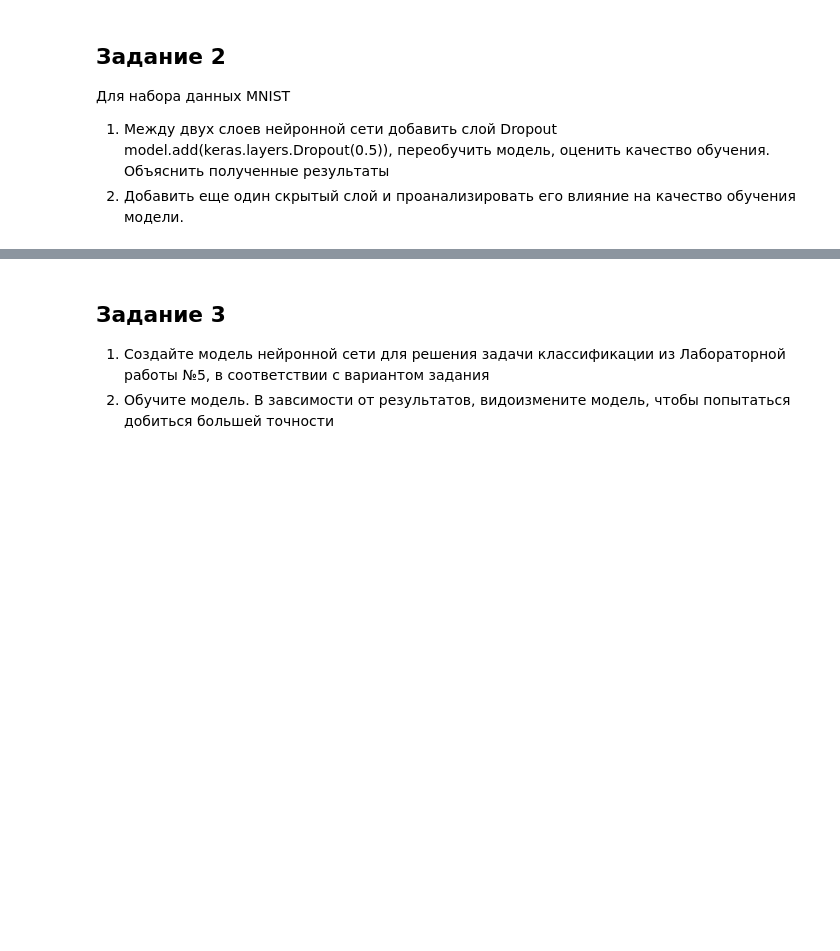
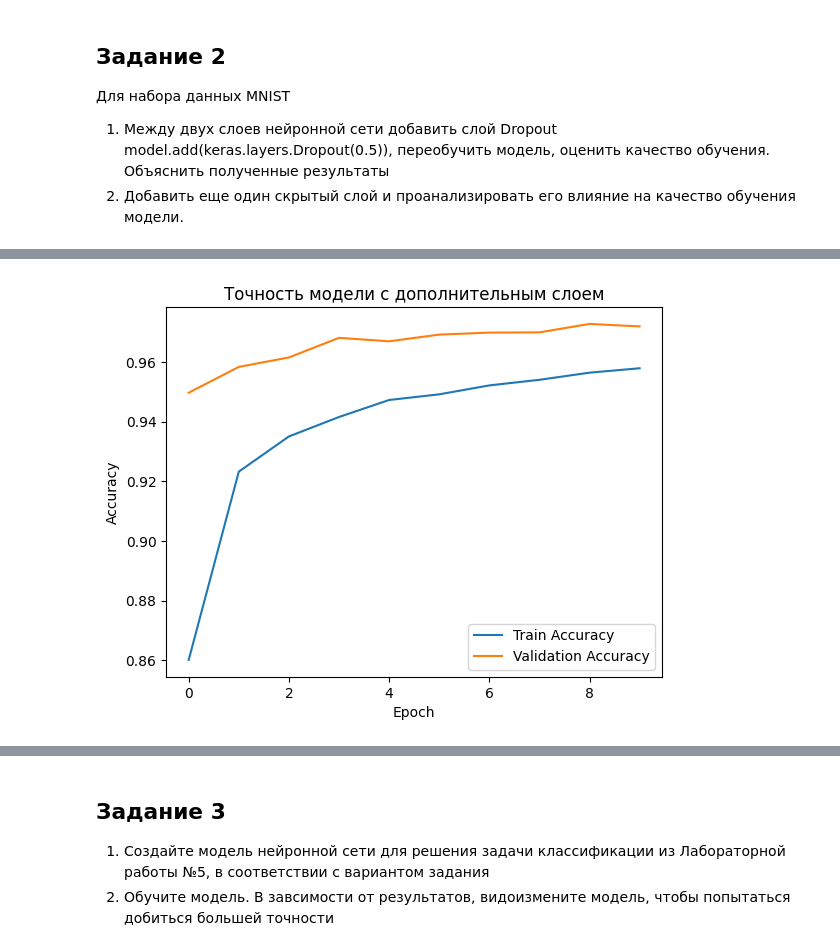
Before and after one commit to b221b/vis43, a Jupyter notebook: Машинное Обучение/Lab08 - NN Basic/Lab08_homework.ipynb, the cells around one changed output, grey strips where cells are left out. Saved outputs shown, nothing was run; the diff lists cells and outputs as text; code cells hidden in the pictures; blank space fills up the shorter version.

```diff
--- a/Машинное Обучение/Lab08 - NN Basic/Lab08_homework.ipynb
+++ b/Машинное Обучение/Lab08 - NN Basic/Lab08_homework.ipynb
@@ -628,5 +706,18 @@ def create_model_with_additional_layer():
 # Создание и обучение модели с дополнительным слоем
 model_with_additional_layer = create_model_with_additional_layer()
 history_with_additional_layer = model_with_additional_layer.fit(X_train, y_train, epochs=10, validation_split=0.2, batch_size=32)
+
+# Оценка модели
+test_loss, test_accuracy3 = model_with_additional_layer.evaluate(X_test, y_test)
+print(f"Точность теста с дополнительным слоем: {test_accuracy3:.4f}")
+
+# Визуализация истории обучения
+plt.plot(history_with_additional_layer.history['accuracy'], label='Train Accuracy')
+plt.plot(history_with_additional_layer.history['val_accuracy'], label='Validation Accuracy')
+plt.title('Точность модели с дополнительным слоем')
+plt.xlabel('Epoch')
+plt.ylabel('Accuracy')
+plt.legend()
+plt.show()
 # %% [output]
 Epoch 1/10
@@ -651,0 +740 @@ Epoch 10/10
+[figure, added]
```
Also changed, not shown: parts of 45 cells of this notebook, 13 other files.
